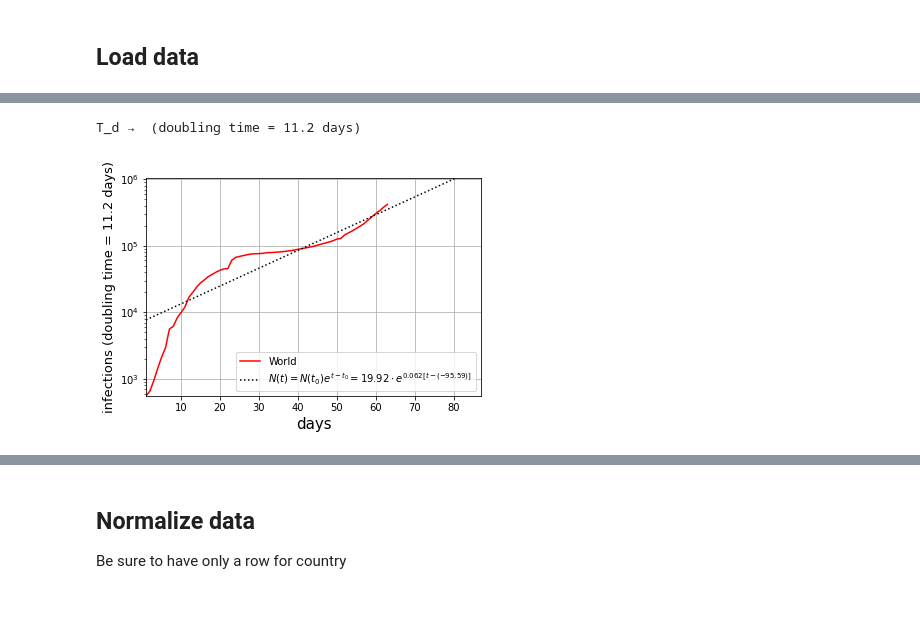
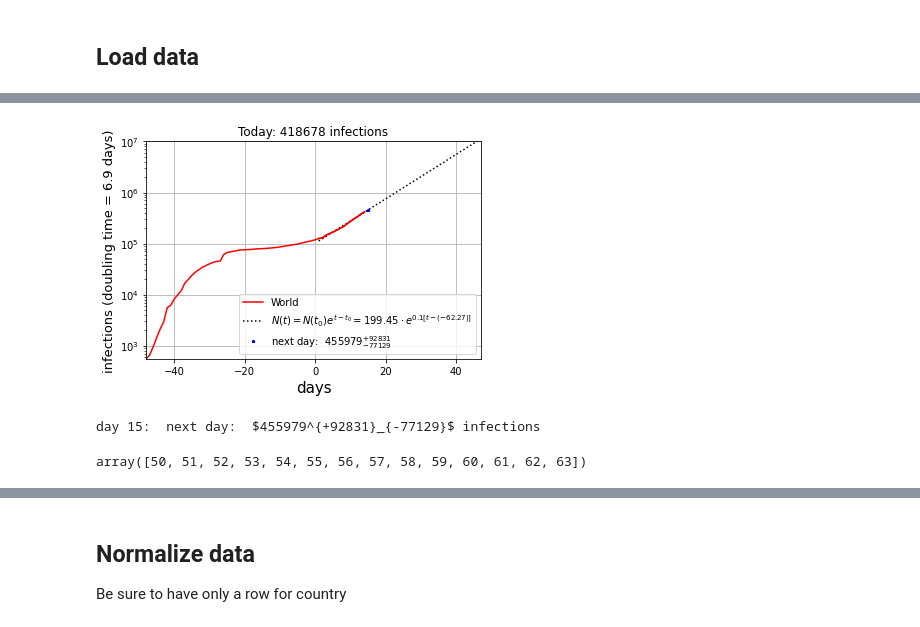
Before and after one commit to restrepo/COVID-19, a Jupyter notebook: covid_analysis.ipynb, the cells around one changed output, grey strips where cells are left out. Cells and saved outputs as stored; diff of their text form; code cells hidden in the pictures.

```diff
--- a/covid_analysis.ipynb
+++ b/covid_analysis.ipynb
@@ -69,3 +77,17 @@ def new_merge_country(cva):
+# %%
+def index_field(df,column,filter=None):
+    '''
+    WARNING: Nonumerical columns are dropped
+
+    Parameters:
+    ----------
+    filter: list, default None
+        Select only the columns in this list
+    '''
+    dff=df.copy()
+    if filter:
+        dff=df[[column]+list(filter)]
+    return dff.groupby(column).sum()
 # %% [markdown]
 ## Load data
 # %%
@@ -86,0 +112,4 @@ if ALL_DATA:
+# %%
+dc=[ c for c in cva.columns if re.search(r'^[0-9]{1,2}\/[0-9]{1,2}\/[1920]{2}',c)]
+if cvd is not None:
+    dd=[ c for c in cvd.columns if re.search(r'^[0-9]{1,2}\/[0-9]{1,2}\/[1920]{2}',c)]
@@ -87,58 +136,90 @@ if ALL_DATA:
 # %%
-extra_days=25
-max_forecast=1000000
-y=cva.groupby("Country/Region").sum().drop(['Lat','Long'],axis='columns').sum()
+extra_days=-15
+max_forecast=10000000
+exp_start=49
+date_start=dc[exp_start]#dc[0]
+date_end=dc[-1]
+ylinlog='log'
+y=index_field(cva,"Country/Region",filter=
+              date_range(date_start=date_start,date_end=date_end)
+              ).sum()
 x=range(1,len(y)+1)
+Y=index_field(cva,"Country/Region",filter=
+              date_range(date_start=dc[0],date_end=dc[-1])
+              ).sum()
+X=range(1,len(Y)+1)
+#y=Y
+#x=X
+
+xx=range(X[0],X[-1]+extra_days)
 exp_fit = opt.curve_fit(exponential_model,x,y,p0=[1,0.4,1])
 try:
     Δb=np.sqrt(exp_fit[1][1,1])
 except:
     Δb=0
-'exponential `b`-fitted parameter: {}  ± {}'.format(exp_fit[0][1].round(3),Δb.round(3))
-ylinlog='log'
-xx=range(x[0],x[-1]+extra_days)
-if min(y)>0:
-    ymin=min(y)
+if min(Y)>0:
+    ymin=min(Y)
 else:
     ymin=1
 
+#Doubling time
 N0=exp_fit[0][0];g=exp_fit[0][1];t0=exp_fit[0][2]
 if exponential_model(t0,N0,g,t0)==N0:
     Td=np.log(2)/g
 else:
-    print('WARNING: N(t) interpretation not working')
     Td=None
 if Td:
     dt=re.sub('\.0\s',' ', '(doubling time = {} days)'.format(Td.round(1)
         ))
     texmodel='N(t)=N(t_0)e^{t-t_0}='
-    print('T_d →  {}'.format(dt))
 else:
     texmodel=''
     dt=''
+
+#Prediction next day
+exp_fit_world=exp_fit[0].copy()
+exponential_model_world=lambda x: exponential_model(x, exp_fit_co[0],exp_fit_co[1],exp_fit_co[2]  )
+infc=exponential_model_co(x[-1]+1  )
+pinfc=exponential_model(x[-1]+1, exp_fit_co[0],exp_fit_co[1]+Δb,exp_fit_co[2]  )-infc
+minfc=infc-exponential_model(x[-1]+1, exp_fit_co[0],exp_fit_co[1]-Δb,exp_fit_co[2]  )
+next_day=r'next day:  $%g^{+%g}_{-%g}$' %(
+                        int( infc ),int( pinfc ),int( minfc )  )
+
 
 plt.plot(x,y,'r-',label='World')
 plt.plot(xx,
          exponential_model(xx,exp_fit[0][0],exp_fit[0][1],exp_fit[0][2]),
          'k:',
          label=r'$%s%g\cdot e^{%g[t-(%g)]}$' %(texmodel,
                                              exp_fit[0][0].round(2),
                                              exp_fit[0][1].round(3),
                                              exp_fit[0][2].round(2)) )
-plt.legend()#(loc='lo left')
+plt.plot(x[-1]+1,infc,'b*',markersize=3,
+         label=next_day
+         )
+plt.plot(np.array(X)-exp_start,Y,'r-')
+plt.legend()
 plt.xscale('linear')
 plt.yscale(ylinlog)
 plt.xlabel('days',size=15)
 plt.ylabel('infections '+dt,size=13 )
+plt.title('Today: {} infections'.format(y[-1]))
 if ylinlog=='linear':
     xmax=x[-1]+2
     ymax=y[-1]+infc+Δb
 else:
     xmax=xx[-1]
     ymax=max_forecast+30000
-plt.xlim(xx[0],xmax)
+plt.xlim(xx[0]-exp_start,xmax)
 plt.ylim(ymin,ymax)
 plt.grid()
 # %% [output]
-T_d →  (doubling time = 11.2 days)
-[figure, old version]
+[figure, new version]
+# %%
+print('day {}:  {} infections'.format(x[-1]+1,next_day) )
+# %% [output]
+day 15:  next day:  $455979^{+92831}_{-77129}$ infections
+# %%
+np.array(x)+49
+# %% [output]
+array([50, 51, 52, 53, 54, 55, 56, 57, 58, 59, 60, 61, 62, 63])
```
Also changed, not shown: parts of 10 cells of this notebook.
